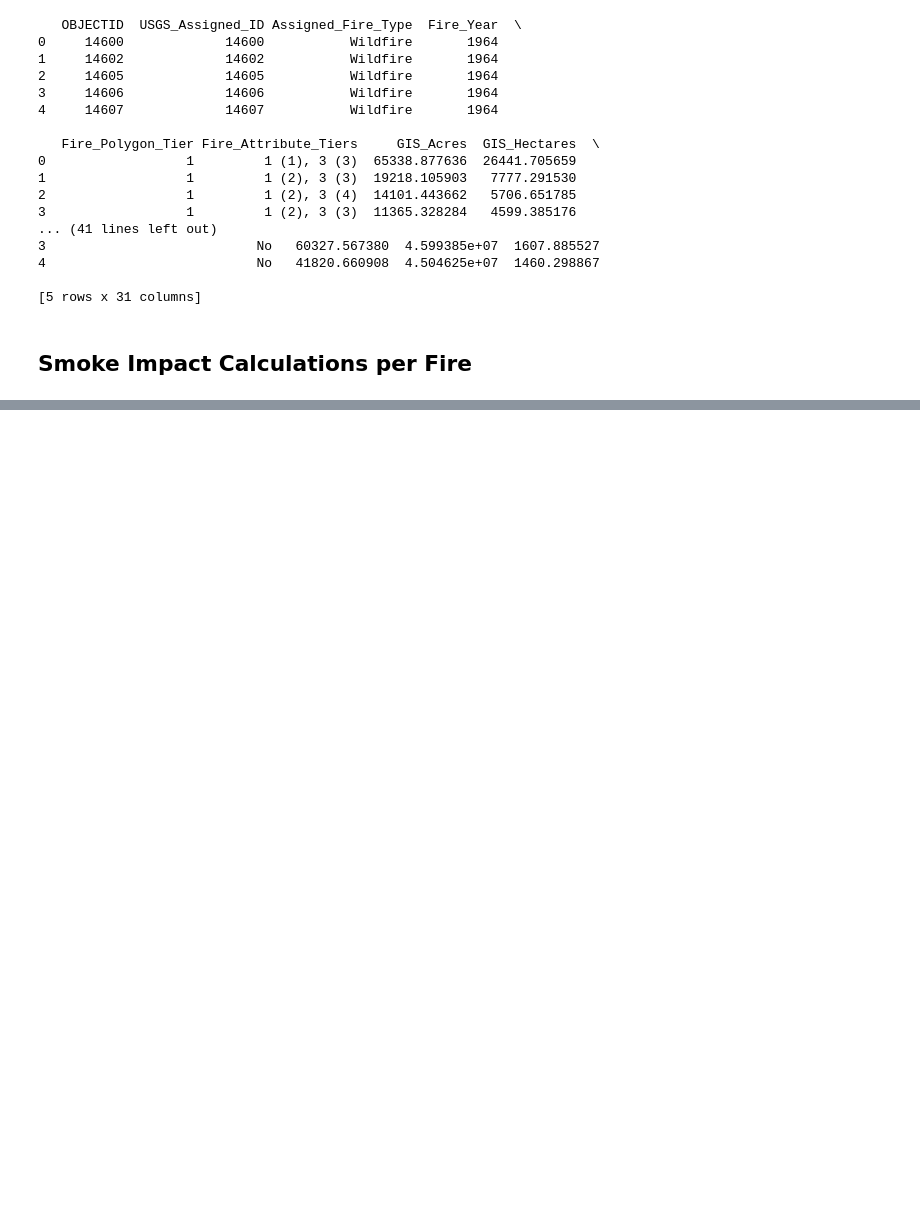
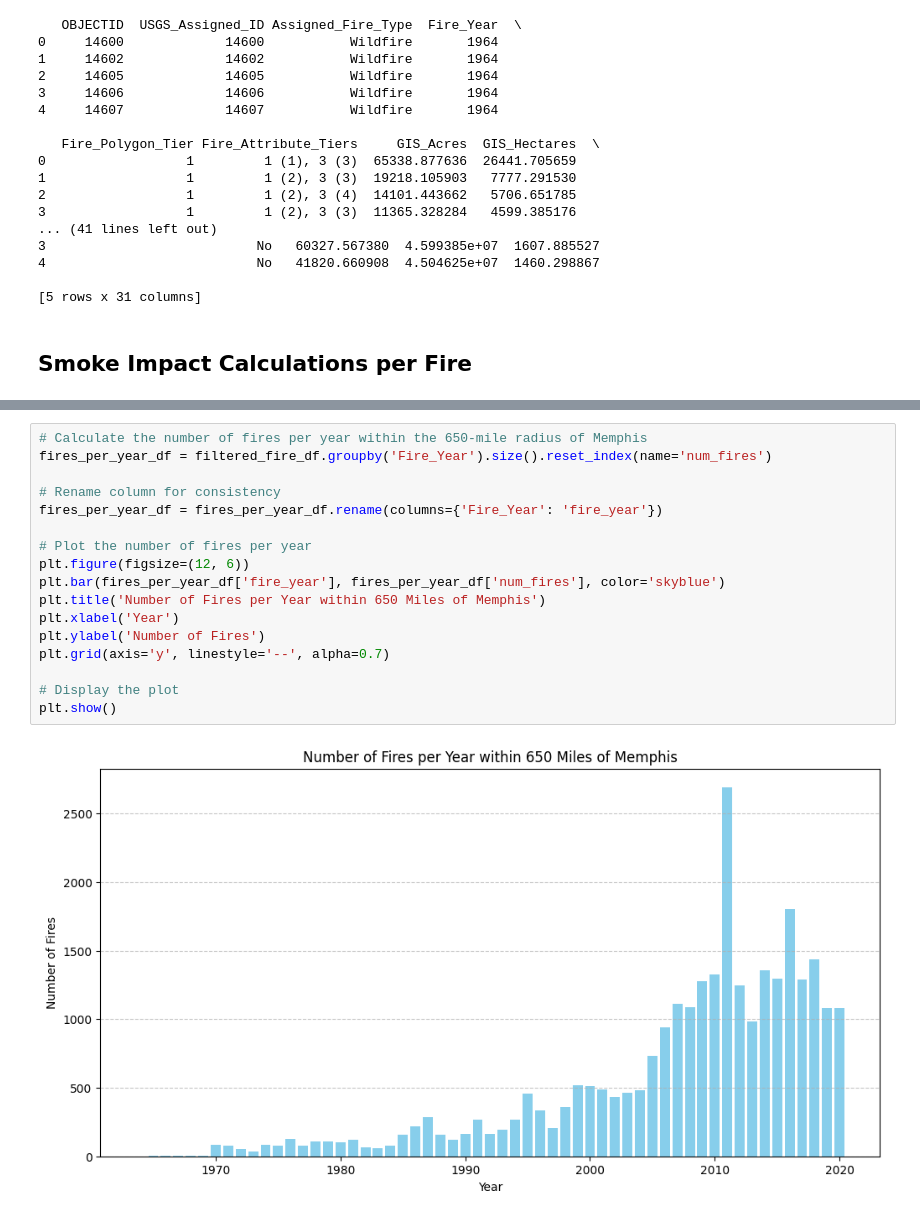
Before and after one commit to debsubdavis/data512-project, a Jupyter notebook: stage1_fire_processing.ipynb, the cells around one changed output, grey strips where cells are left out. Saved outputs shown, nothing was run; the diff lists cells and outputs as text; blank space fills up the shorter version.

```diff
--- a/stage1_fire_processing.ipynb
+++ b/stage1_fire_processing.ipynb
@@ -317,0 +280,19 @@ Smoke impact results have been saved to 'intermediate/stage1-output/smoke_impact
+# %%
+# Calculate the number of fires per year within the 650-mile radius of Memphis
+fires_per_year_df = filtered_fire_df.groupby('Fire_Year').size().reset_index(name='num_fires')
+
+# Rename column for consistency
+fires_per_year_df = fires_per_year_df.rename(columns={'Fire_Year': 'fire_year'})
+
+# Plot the number of fires per year
+plt.figure(figsize=(12, 6))
+plt.bar(fires_per_year_df['fire_year'], fires_per_year_df['num_fires'], color='skyblue')
+plt.title('Number of Fires per Year within 650 Miles of Memphis')
+plt.xlabel('Year')
+plt.ylabel('Number of Fires')
+plt.grid(axis='y', linestyle='--', alpha=0.7)
+
+# Display the plot
+plt.show()
+# %% [output]
+[figure, added]
```
Also changed, not shown: parts of 18 cells of this notebook, 5 other files.
